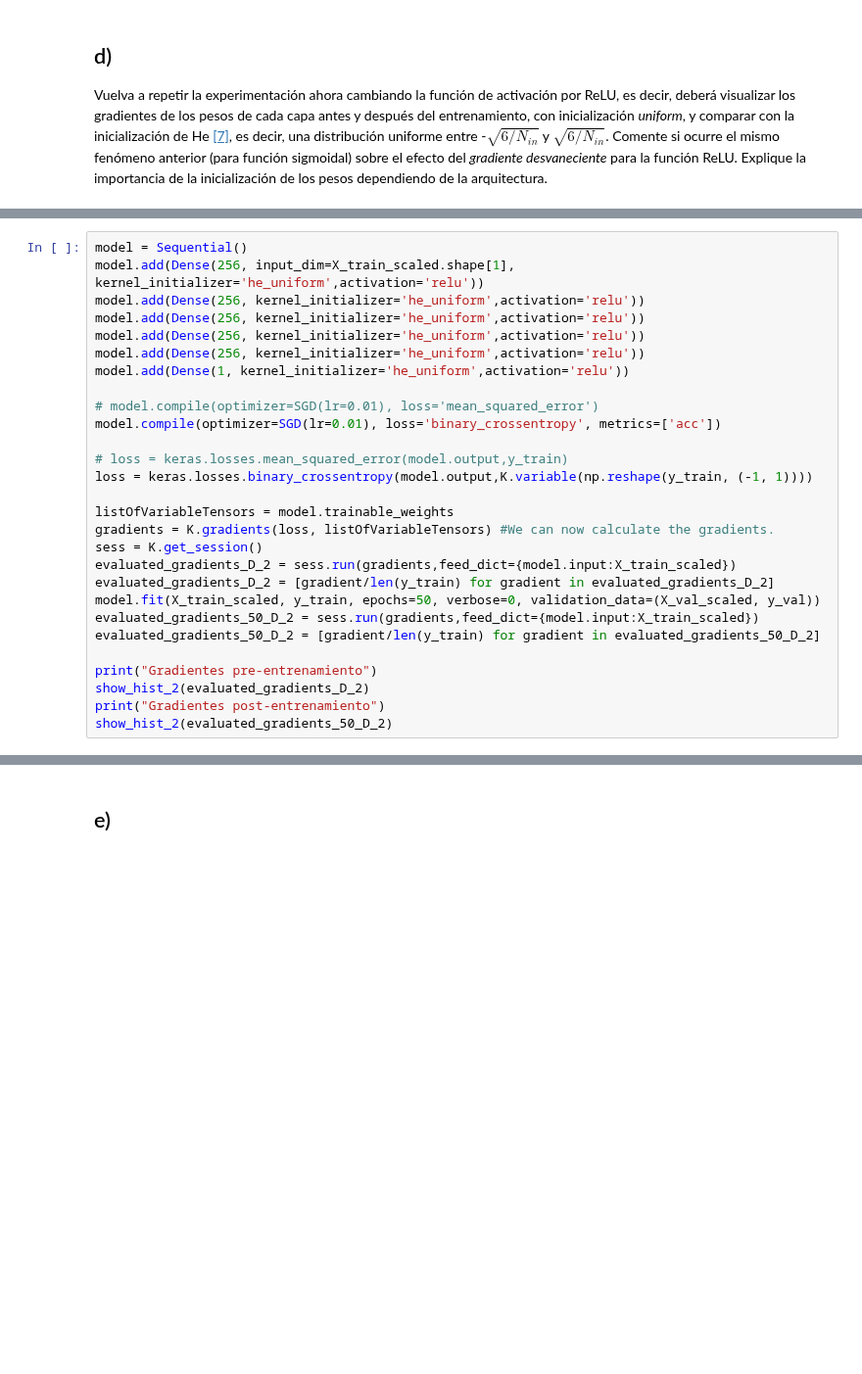
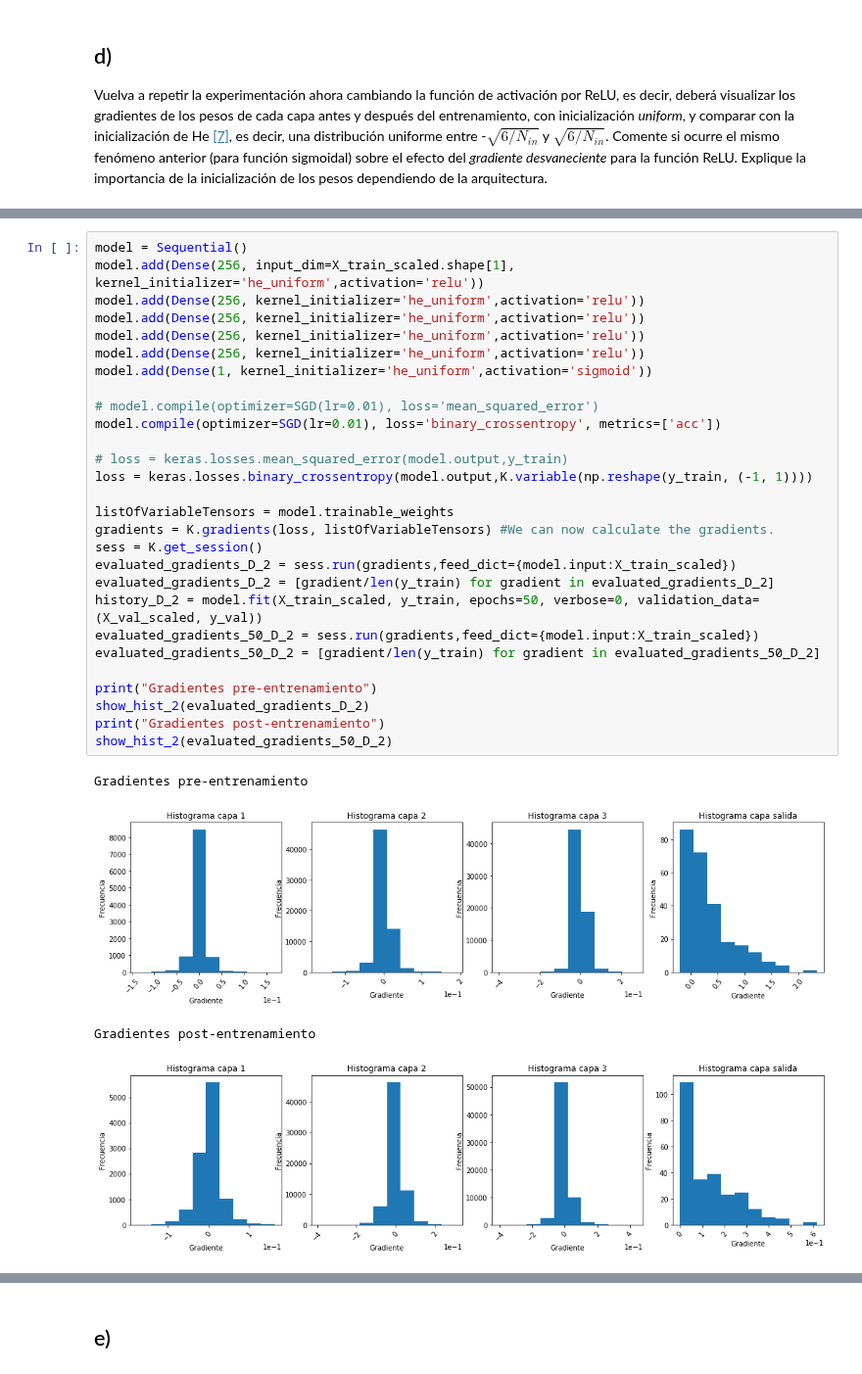
Before and after one commit to Umauro/ANN-T1, a Jupyter notebook: Pregunta 2.ipynb, the cells around one changed output, grey strips where cells are left out. Shown at 98% size. Cells and saved outputs as stored; diff of their text form; blank space fills up the shorter version.

```diff
--- a/Pregunta 2.ipynb
+++ b/Pregunta 2.ipynb
@@ -361,28 +365,33 @@ Gradientes post-entrenamiento
 # %%
 model = Sequential()
 model.add(Dense(256, input_dim=X_train_scaled.shape[1], kernel_initializer='he_uniform',activation='relu'))
 model.add(Dense(256, kernel_initializer='he_uniform',activation='relu'))
 model.add(Dense(256, kernel_initializer='he_uniform',activation='relu'))
 model.add(Dense(256, kernel_initializer='he_uniform',activation='relu'))
 model.add(Dense(256, kernel_initializer='he_uniform',activation='relu'))
-model.add(Dense(1, kernel_initializer='he_uniform',activation='relu'))
+model.add(Dense(1, kernel_initializer='he_uniform',activation='sigmoid'))
 
 # model.compile(optimizer=SGD(lr=0.01), loss='mean_squared_error')
 model.compile(optimizer=SGD(lr=0.01), loss='binary_crossentropy', metrics=['acc'])
 
 # loss = keras.losses.mean_squared_error(model.output,y_train)
 loss = keras.losses.binary_crossentropy(model.output,K.variable(np.reshape(y_train, (-1, 1))))
 
 listOfVariableTensors = model.trainable_weights
 gradients = K.gradients(loss, listOfVariableTensors) #We can now calculate the gradients.
 sess = K.get_session()
 evaluated_gradients_D_2 = sess.run(gradients,feed_dict={model.input:X_train_scaled})
 evaluated_gradients_D_2 = [gradient/len(y_train) for gradient in evaluated_gradients_D_2]
-model.fit(X_train_scaled, y_train, epochs=50, verbose=0, validation_data=(X_val_scaled, y_val))
+history_D_2 = model.fit(X_train_scaled, y_train, epochs=50, verbose=0, validation_data=(X_val_scaled, y_val))
 evaluated_gradients_50_D_2 = sess.run(gradients,feed_dict={model.input:X_train_scaled})
 evaluated_gradients_50_D_2 = [gradient/len(y_train) for gradient in evaluated_gradients_50_D_2]
 
 print("Gradientes pre-entrenamiento")
 show_hist_2(evaluated_gradients_D_2)
 print("Gradientes post-entrenamiento")
 show_hist_2(evaluated_gradients_50_D_2)
+# %% [output]
+Gradientes pre-entrenamiento
+[figure, added]
+Gradientes post-entrenamiento
+[figure, added]
```
Also changed, not shown: parts of 4 cells of this notebook.
